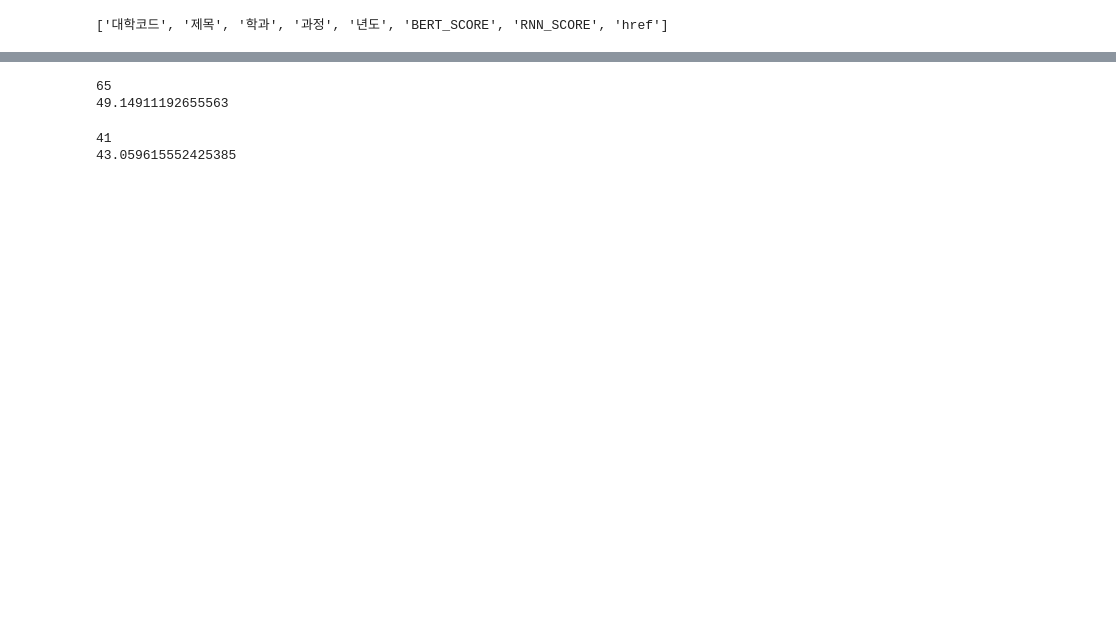
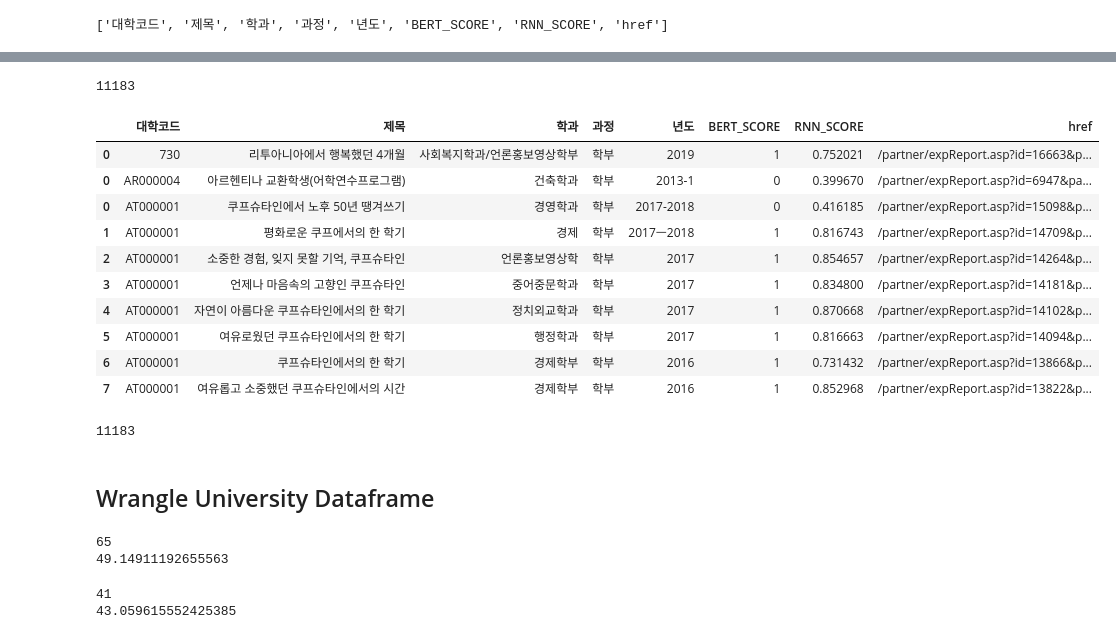
Before and after one commit to snoop2head/yonsei-exchange-program, a Jupyter notebook: wrangle_dataset.ipynb, the cells around one changed output, grey strips where cells are left out. Cells and saved outputs as stored; diff of their text form; code cells hidden in the pictures; blank space fills up the shorter version.

```diff
--- a/wrangle_dataset.ipynb
+++ b/wrangle_dataset.ipynb
@@ -78,0 +119,16 @@ def make_abstract_review_df(UNIV_CODE):
+# %%
+# listing up dataframes to concat
+list_df = []
+for csv_file in abstract_yonsei_reviews:
+    # extract file name
+    file_name = csv_file.split("/")[-1]
+    file_name_without_ext = file_name.split(".")[0]
+
+    # extract university code
+    univ_code = file_name_without_ext.split("_")[0]
+
+    df_temp = make_abstract_review_df(univ_code)
+    list_df.append(df_temp)
+
+print(len(list_df))
+list_df[:3]
@@ -78,0 +154,24 @@ def make_abstract_review_df(UNIV_CODE):
+# %%
+# concat dataframe
+df_abstract_wrangle = pd.concat(list_df)
+print(len(df_abstract_wrangle.index))
+df_abstract_wrangle.head(10)
+# %% [output]
+11183
+|  | 대학코드 | 제목 | 학과 | 과정 | 년도 | BERT_SCORE | RNN_SCORE | href |
+| 0 | 730 | 리투아니아에서 행복했던 4개월 | 사회복지학과/언론홍보영상학부 | 학부 | 2019 | 1 | 0.752021 | /partner/expReport.asp?id=16663&p... |
+| 0 | AR000004 | 아르헨티나 교환학생(어학연수프로그램) | 건축학과 | 학부 | 2013-1 | 0 | 0.399670 | /partner/expReport.asp?id=6947&pa... |
+| 0 | AT000001 | 쿠프슈타인에서 노후 50년 땡겨쓰기 | 경영학과 | 학부 | 2017-2018 | 0 | 0.416185 | /partner/expReport.asp?id=15098&p... |
+| 1 | AT000001 | 평화로운 쿠프에서의 한 학기 | 경제 | 학부 | 2017ㅡ2018 | 1 | 0.816743 | /partner/expReport.asp?id=14709&p... |
+| 2 | AT000001 | 소중한 경험, 잊지 못할 기억, 쿠프슈타인 | 언론홍보영상학 | 학부 | 2017 | 1 | 0.854657 | /partner/expReport.asp?id=14264&p... |
+| 3 | AT000001 | 언제나 마음속의 고향인 쿠프슈타인 | 중어중문학과 | 학부 | 2017 | 1 | 0.834800 | /partner/expReport.asp?id=14181&p... |
+| 4 | AT000001 | 자연이 아름다운 쿠프슈타인에서의 한 학기 | 정치외교학과 | 학부 | 2017 | 1 | 0.870668 | /partner/expReport.asp?id=14102&p... |
+| 5 | AT000001 | 여유로웠던 쿠프슈타인에서의 한 학기 | 행정학과 | 학부 | 2017 | 1 | 0.816663 | /partner/expReport.asp?id=14094&p... |
+| 6 | AT000001 | 쿠프슈타인에서의 한 학기 | 경제학부 | 학부 | 2016 | 1 | 0.731432 | /partner/expReport.asp?id=13866&p... |
+| 7 | AT000001 | 여유롭고 소중했던 쿠프슈타인에서의 시간 | 경제학부 | 학부 | 2016 | 1 | 0.852968 | /partner/expReport.asp?id=13822&p... |
+# %%
+# check for duplicate rows
+df_abstract_wrangle = df_abstract_wrangle.drop_duplicates()
+print(len(df_abstract_wrangle.index))
+# %% [output]
+11183
@@ -79,3 +181,5 @@ def make_abstract_review_df(UNIV_CODE):
+# %% [markdown]
+## Wrangle University Dataframe
 # %%
 def yield_BERT_SUM(UNIV_CODE):
     file_path = f"./data_sentiment/abstract/{UNIV_CODE}_review_abstract_sentiment.csv"
```
Also changed, not shown: parts of 30 cells of this notebook, 3 other files.
